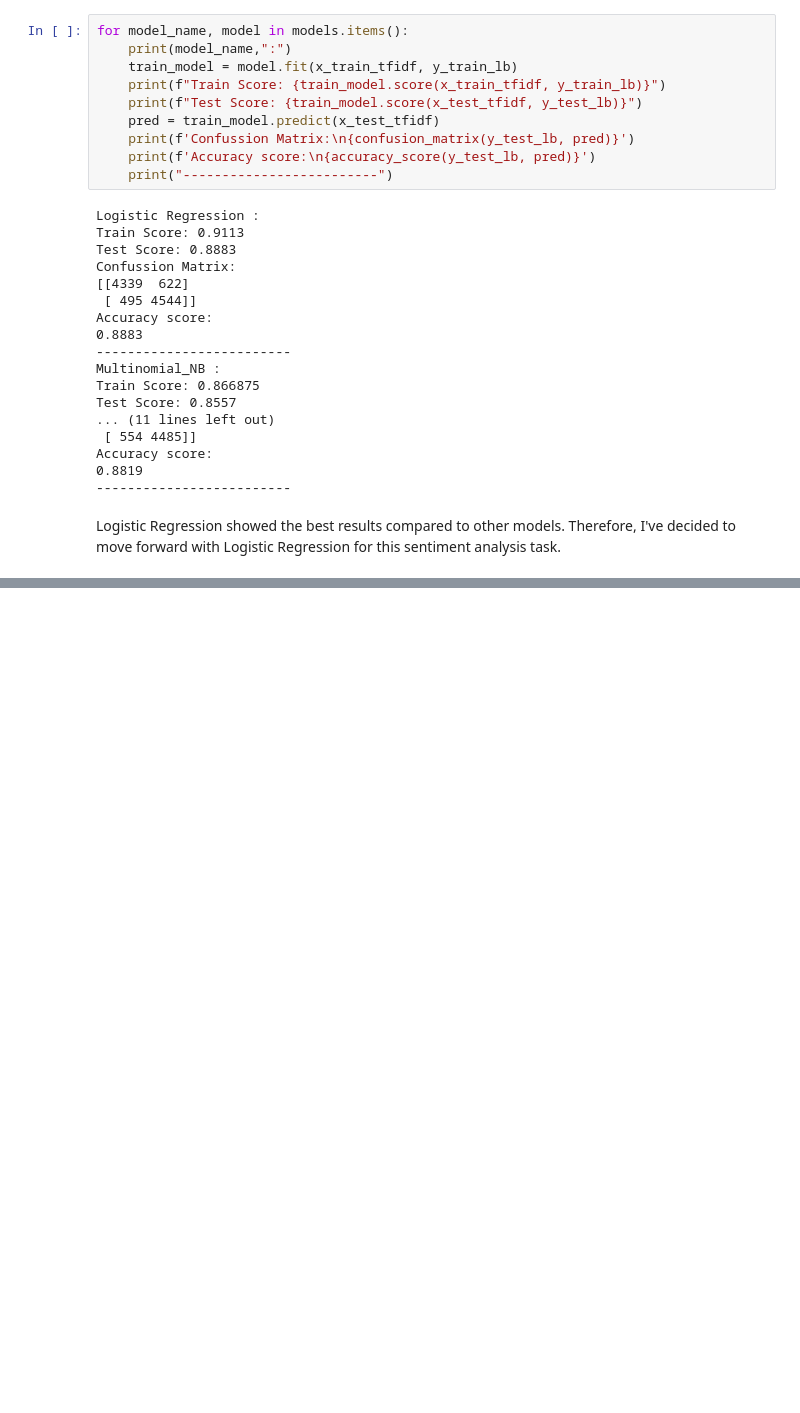
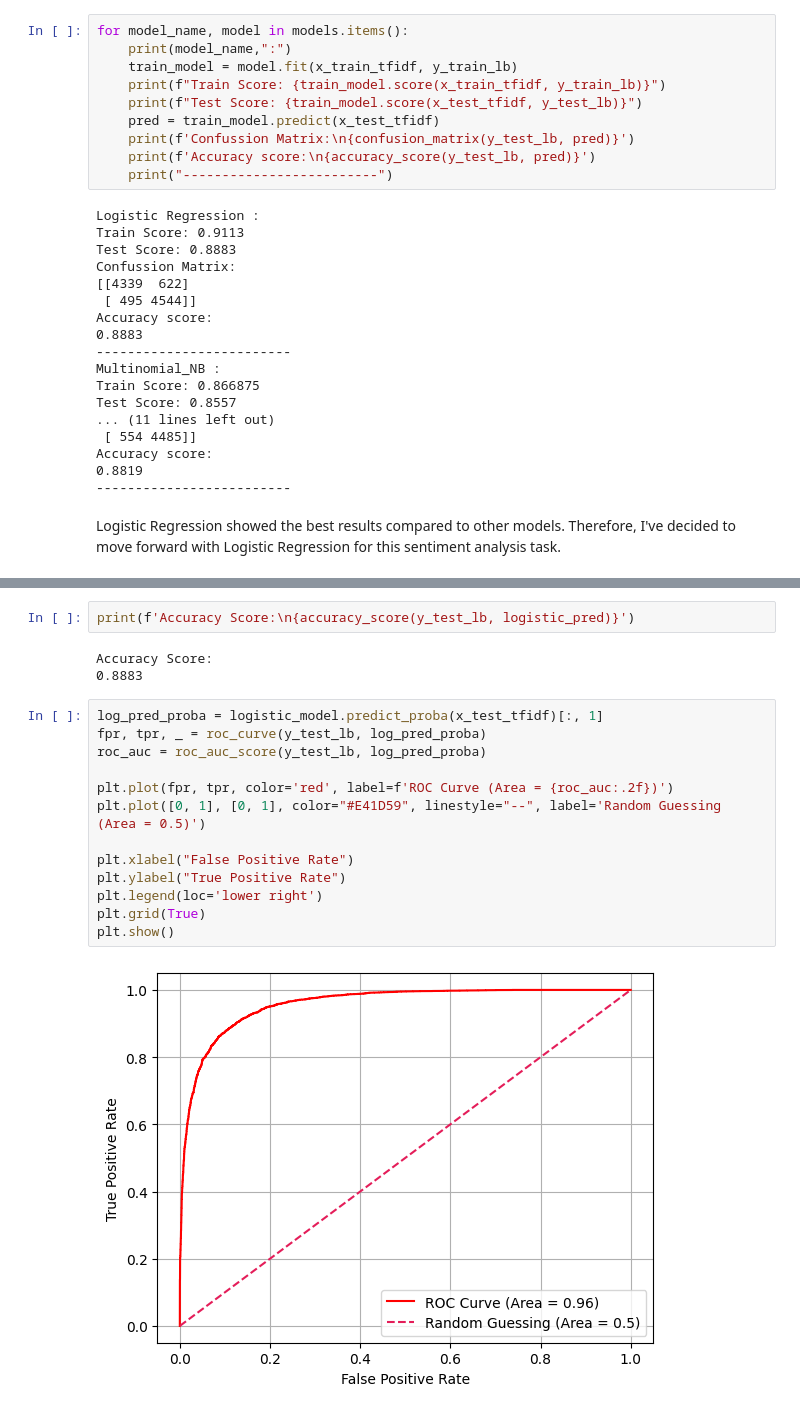
Before and after one commit to Md-Maruf-1727/movie-review-sentiment-analysis, a Jupyter notebook: Notebook/04_model_training.ipynb, the cells around one changed output, grey strips where cells are left out. Cells and saved outputs as stored; diff of their text form; blank space fills up the shorter version.

```diff
--- a/Notebook/04_model_training.ipynb
+++ b/Notebook/04_model_training.ipynb
@@ -87,0 +122,20 @@ param_grid = {
+# %%
+print(f'Accuracy Score:\n{accuracy_score(y_test_lb, logistic_pred)}')
+# %% [output]
+Accuracy Score:
+0.8883
+# %%
+log_pred_proba = logistic_model.predict_proba(x_test_tfidf)[:, 1]
+fpr, tpr, _ = roc_curve(y_test_lb, log_pred_proba)
+roc_auc = roc_auc_score(y_test_lb, log_pred_proba)
+
+plt.plot(fpr, tpr, color='red', label=f'ROC Curve (Area = {roc_auc:.2f})')
+plt.plot([0, 1], [0, 1], color="#E41D59", linestyle="--", label='Random Guessing (Area = 0.5)')
+
+plt.xlabel("False Positive Rate")
+plt.ylabel("True Positive Rate")
+plt.legend(loc='lower right')
+plt.grid(True)
+plt.show()
+# %% [output]
+[figure, added]
```
Also changed, not shown: parts of 7 cells of this notebook.
